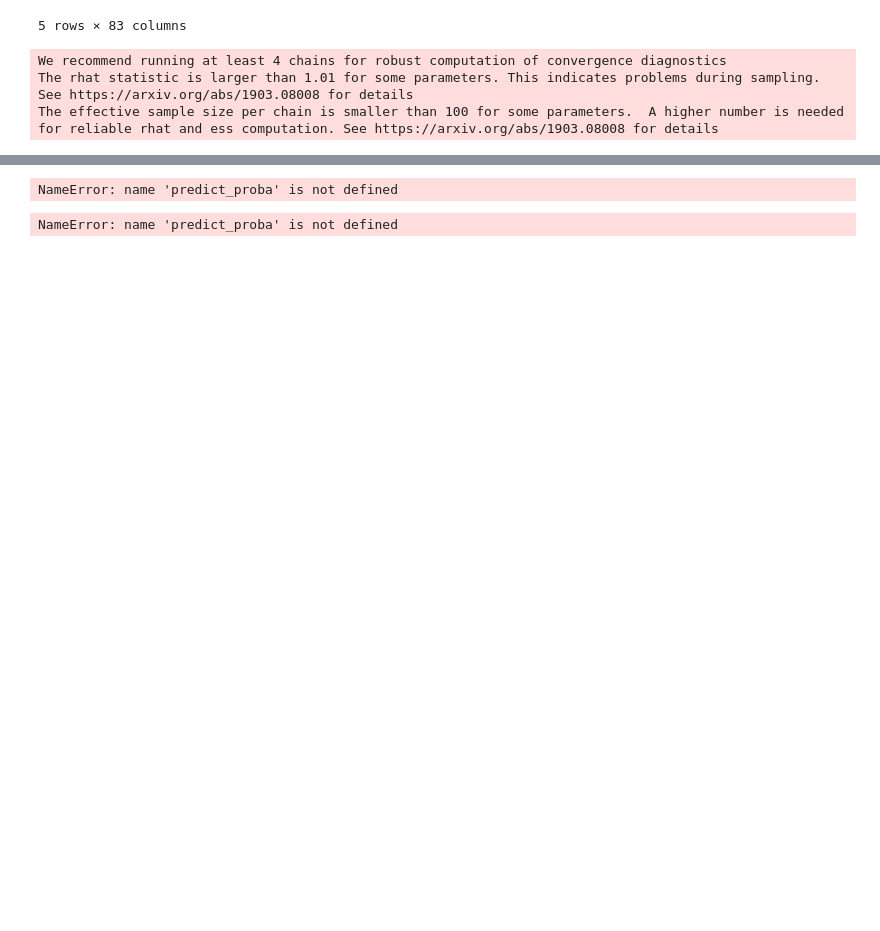
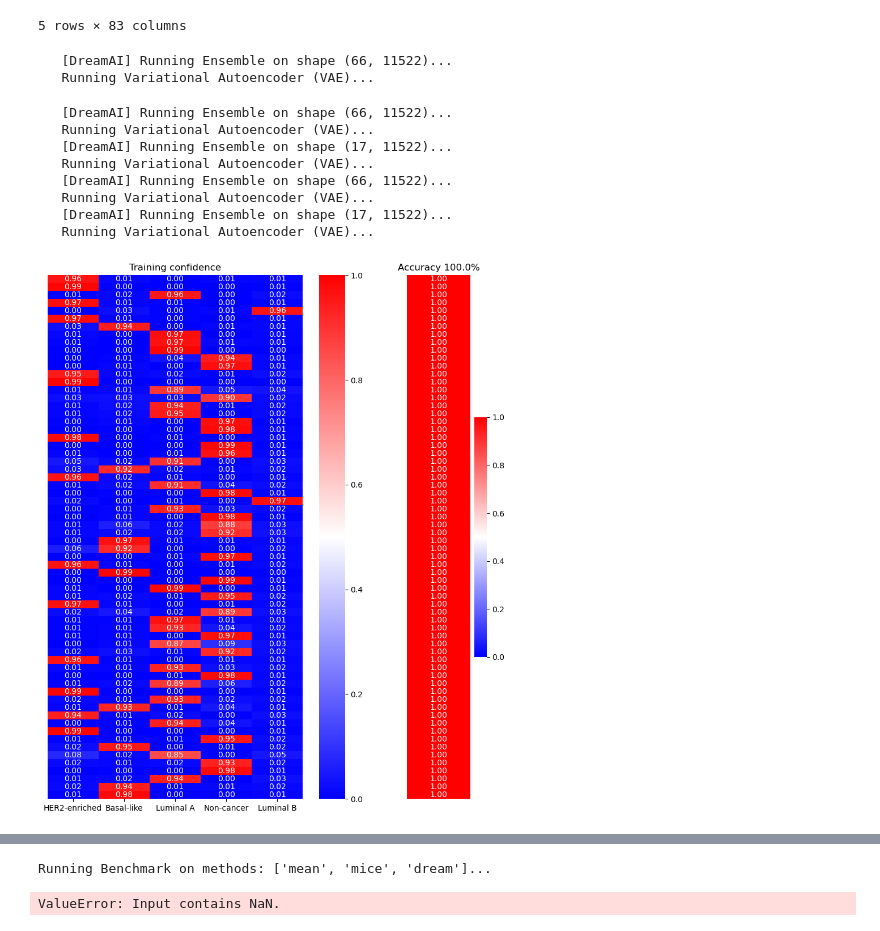
Before and after one commit to ArmandRathgeb/ML-Group-Project, a Jupyter notebook: sample.ipynb, the cells around one changed output, grey strips where cells are left out. Cells and saved outputs as stored; diff of their text form; code cells hidden in the pictures; blank space fills up the shorter version.

Commit message:
Analysis done

```diff
--- a/sample.ipynb
+++ b/sample.ipynb
@@ -68,7 +69,10 @@ cancer_metadata.head()
 cancer_proteomes = cancer_proteomes.T.merge(pd.DataFrame(cancer_metadata['PAM50 mRNA']), left_index=True, right_index=True, how='left')
 cancer_proteomes.iloc[-3:,-1] = ["Non-cancer"] * 3
 
-encoded_labels = cacl.ohe_data(cancer_proteomes.iloc[:,-1])
+labels = cancer_proteomes.iloc[:,-1]
+encoded_labels = cacl.ohe_data(labels)
+
+data = cancer_proteomes.iloc[:,:-1].to_numpy()
 cancer_proteomes.T.tail()
 # %% [output]
 |  | TCGA-AO-A12D | TCGA-C8-A131 | TCGA-AO-A12B | TCGA-BH-A18Q | TCGA-C8-A130 | TCGA-C8-A138 | TCGA-E2-A154 | ... |
@@ -89,10 +85,23 @@ data
 # %%
 X_train,X_test,Y_train,Y_test = train_test_split(data, encoded_labels, train_size=0.8, shuffle=True)
 
-
-model = cacl.train_pipeline(X_train, Y_train, preprocessing_step='standard', imputation_type='dream', classifier='bayeslog', n_categories=4)
-#model.predict(X_test),Y_test.flatten()
+model = cacl.train_pipeline(
+                            X_train,
+                            Y_train,
+                            preprocessing_step='standard',
+                            imputation_type='dream',
+                            classifier='bayeslog',
+                            )
+cacl.analysis_pipeline(model, (X_train,X_test,Y_train,Y_test), labels)
 # %% [output]
-We recommend running at least 4 chains for robust computation of convergence diagnostics
-The rhat statistic is larger than 1.01 for some parameters. This indicates problems during sampling. See https://arxiv.org/abs/1903.08008 for details
-The effective sample size per chain is smaller than 100 for some parameters.  A higher number is needed for reliable rhat and ess computation. See https://arxiv.org/abs/1903.08008 for details
+   [DreamAI] Running Ensemble on shape (66, 11522)...
+   Running Variational Autoencoder (VAE)...
+   [DreamAI] Running Ensemble on shape (66, 11522)...
+   Running Variational Autoencoder (VAE)...
+   [DreamAI] Running Ensemble on shape (17, 11522)...
+   Running Variational Autoencoder (VAE)...
+   [DreamAI] Running Ensemble on shape (66, 11522)...
+   Running Variational Autoencoder (VAE)...
+   [DreamAI] Running Ensemble on shape (17, 11522)...
+   Running Variational Autoencoder (VAE)...
+[figure, added]
@@ -99,14 +109,9 @@ The effective sample size per chain is smaller than 100 for some parameters.  A
-# %%
-model.predict(X_test),np.int32(Y_test.flatten())
-# %% [output]
-NameError: name 'predict_proba' is not defined
-# %%
-cacl.analysis_pipeline(model, (X_train,X_test,Y_train,Y_test), '', cancer_proteomes.iloc[:,-1].to_list())
-# %% [output]
-NameError: name 'predict_proba' is not defined
 # %%
 df_results = benchmark_methods(
-    X_train, y_train,
-    X_test, y_test,
+    X_train, Y_train,
+    X_test, Y_test,
     methods=['mean', 'mice','dream']
 )
+# %% [output]
+Running Benchmark on methods: ['mean', 'mice', 'dream']...
+ValueError: Input contains NaN.
```
Also changed, not shown: parts of 7 cells of this notebook, 9 other files.
